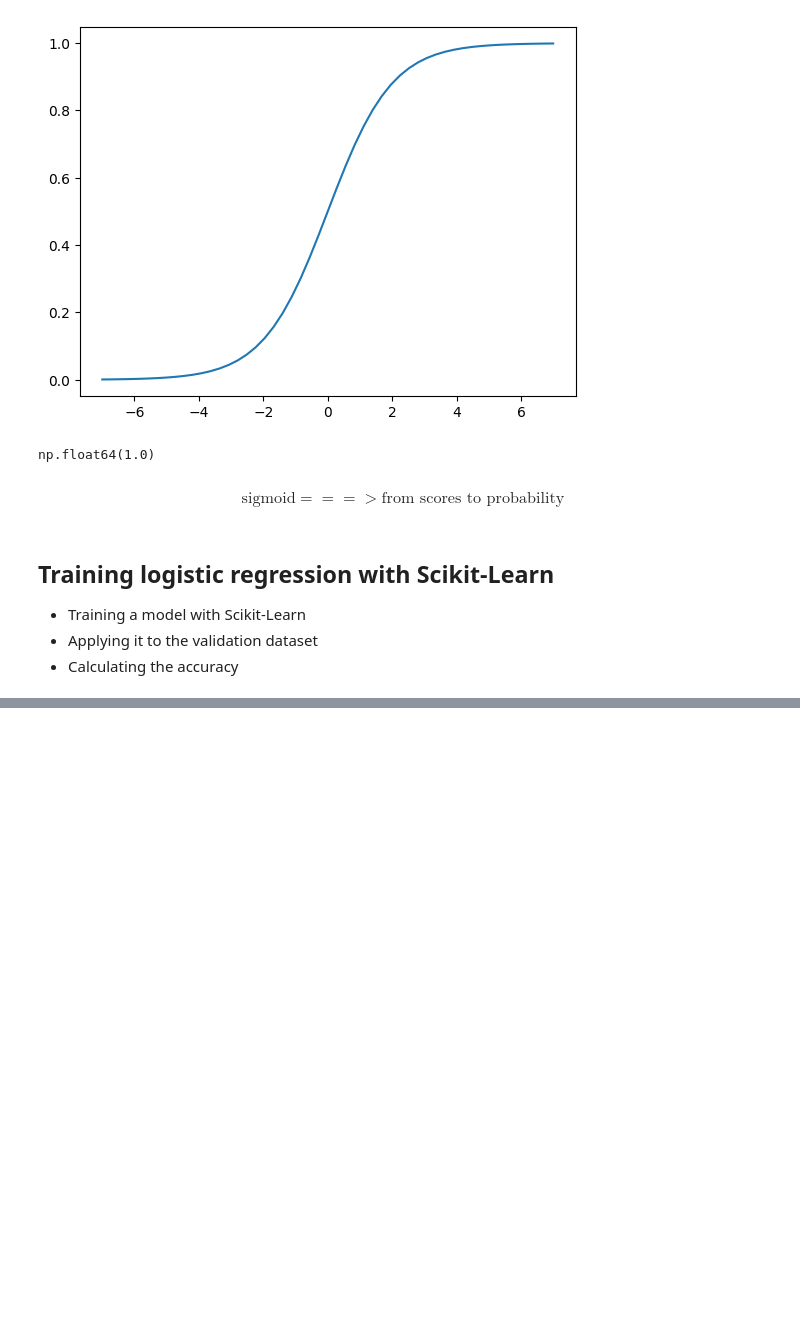
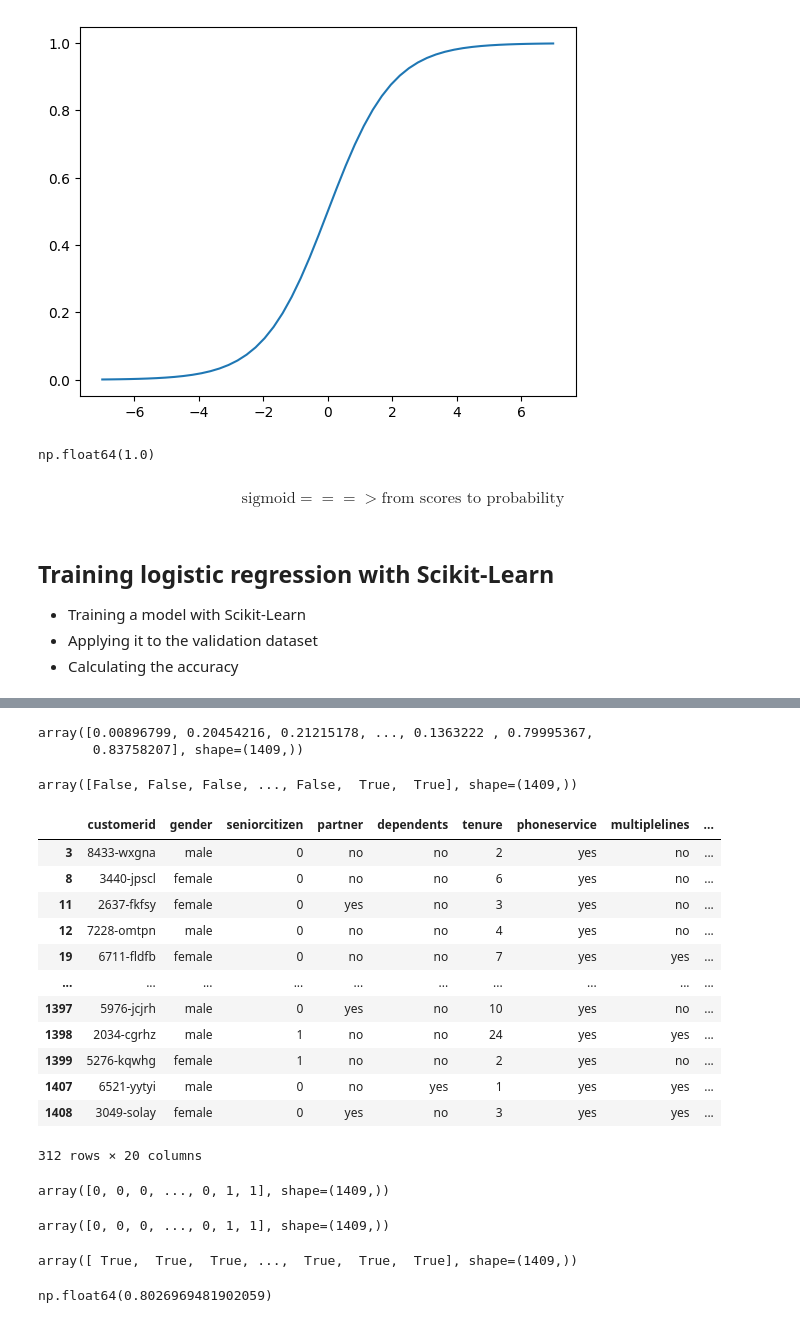
Before and after one commit to joshuatochinwachi/Machine-Learning, a Jupyter notebook: Module 3/01-churn-prediction_ML-Classification.ipynb, the cells around one changed output, grey strips where cells are left out. Cells and saved outputs as stored; diff of their text form; code cells hidden in the pictures; blank space fills up the shorter version.

```diff
--- a/Module 3/01-churn-prediction_ML-Classification.ipynb
+++ b/Module 3/01-churn-prediction_ML-Classification.ipynb
@@ -752,0 +757,3 @@ def logistic_regression(xi):
+# %%
+model = LogisticRegression()
+model.fit(X_train, y_train)
@@ -752,0 +799,31 @@ def logistic_regression(xi):
+# %%
+y_pred = model.predict_proba(X_val)[:, 1] # getting the probabilities for class 1 (churn)
+y_pred
+# %% [output]
+array([0.00896799, 0.20454216, 0.21215178, ..., 0.1363222 , 0.79995367,
+       0.83758207], shape=(1409,))
+# %%
+# doing the hard predictions/decisions
+
+churn_decision = (y_pred >= 0.5)
+churn_decision
+# %% [output]
+array([False, False, False, ..., False,  True,  True], shape=(1409,))
+# %%
+df_val[churn_decision]
+
+# these are the customers predicted to churn .. so we can send them promotional emails with a discount so that they don't churn
+# %% [output]
+|  | customerid | gender | seniorcitizen | partner | dependents | tenure | phoneservice | multiplelines | ... |
+| 3 | 8433-wxgna | male | 0 | no | no | 2 | yes | no | ... |
+| 8 | 3440-jpscl | female | 0 | no | no | 6 | yes | no | ... |
+| 11 | 2637-fkfsy | female | 0 | yes | no | 3 | yes | no | ... |
+| 12 | 7228-omtpn | male | 0 | no | no | 4 | yes | no | ... |
+| 19 | 6711-fldfb | female | 0 | no | no | 7 | yes | yes | ... |
+| ... | ... | ... | ... | ... | ... | ... | ... | ... | ... |
+| 1397 | 5976-jcjrh | male | 0 | yes | no | 10 | yes | no | ... |
+| 1398 | 2034-cgrhz | male | 1 | no | no | 24 | yes | yes | ... |
+| 1399 | 5276-kqwhg | female | 1 | no | no | 2 | yes | no | ... |
+| 1407 | 6521-yytyi | male | 0 | no | yes | 1 | yes | yes | ... |
+| 1408 | 3049-solay | female | 0 | yes | no | 3 | yes | yes | ... |
+312 rows × 20 columns
@@ -752,0 +832,16 @@ def logistic_regression(xi):
+# %%
+y_val
+# %% [output]
+array([0, 0, 0, ..., 0, 1, 1], shape=(1409,))
+# %%
+churn_decision.astype(int)
+# %% [output]
+array([0, 0, 0, ..., 0, 1, 1], shape=(1409,))
+# %%
+y_val == churn_decision.astype(int)
+# %% [output]
+array([ True,  True,  True, ...,  True,  True,  True], shape=(1409,))
+# %%
+(y_val == churn_decision.astype(int)).mean()  # accuracy
+# %% [output]
+np.float64(0.8026969481902059)
```
Also changed, not shown: parts of 55 cells of this notebook.
